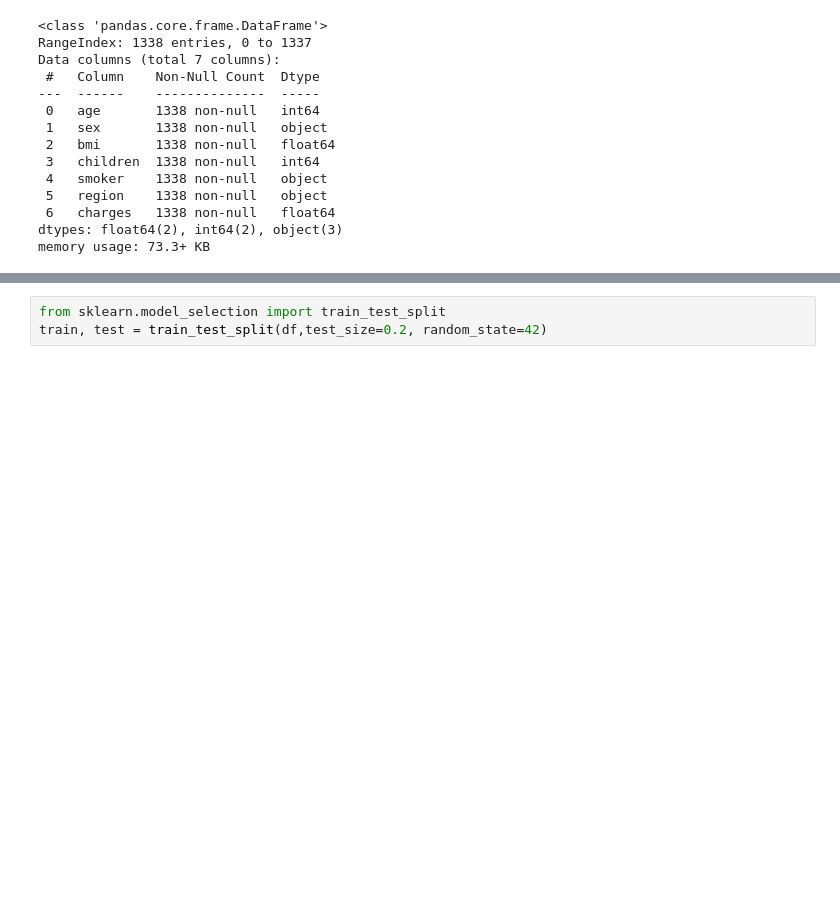
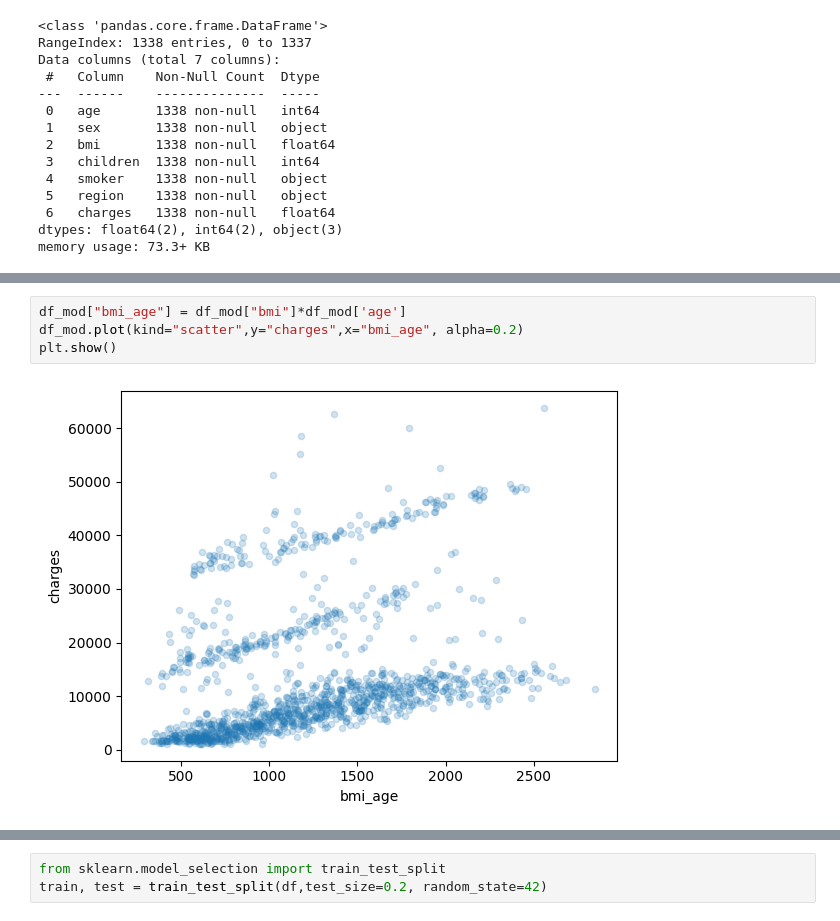
Before and after one commit to naina-bhatnagar/homlp, a Jupyter notebook: c2/exp_data_insurance_data.ipynb, the cells around one changed output, grey strips where cells are left out. Saved outputs shown, nothing was run; the diff lists cells and outputs as text; blank space fills up the shorter version.

```diff
--- a/c2/exp_data_insurance_data.ipynb
+++ b/c2/exp_data_insurance_data.ipynb
@@ -45,0 +127,6 @@ memory usage: 73.3+ KB
+# %%
+df_mod["bmi_age"] = df_mod["bmi"]*df_mod['age']
+df_mod.plot(kind="scatter",y="charges",x="bmi_age", alpha=0.2)
+plt.show()
+# %% [output]
+[figure, added]
```
Also changed, not shown: parts of 12 cells of this notebook.
